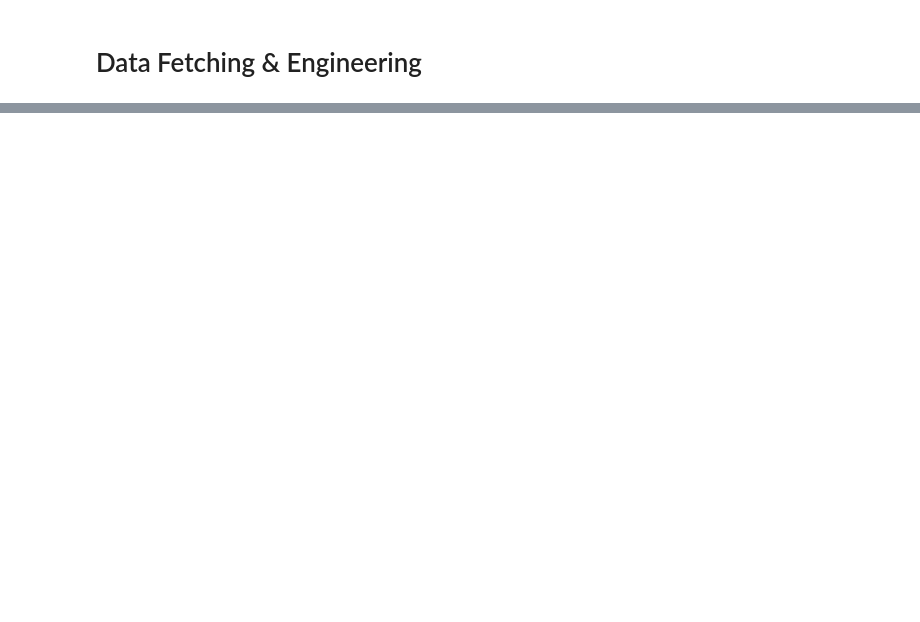
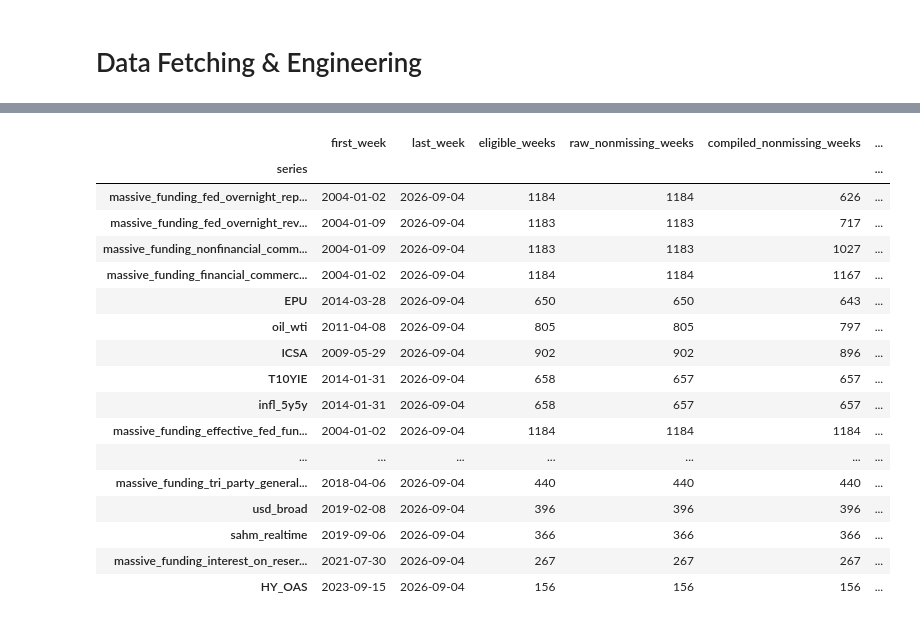
Before and after one commit to Yzc20060417/Systematic-Equities, a Jupyter notebook: Data_Engineering.ipynb, the cells around one changed output, grey strips where cells are left out. Cells and saved outputs as stored; diff of their text form; code cells hidden in the pictures; blank space fills up the shorter version.

```diff
--- a/Data_Engineering.ipynb
+++ b/Data_Engineering.ipynb
@@ -505,0 +3049,98 @@ Saved: /Users/apple/Documents/GitHub/Systematic-Equities/data/infl_nowcast.parqu
+# %%
+# 14. Post-inception data-quality report
+# ============================================================
+
+def longest_true_run(
+    mask: pd.Series,
+) -> int:
+    mask = mask.fillna(False).astype(bool)
+
+    if not mask.any():
+        return 0
+
+    groups = mask.ne(mask.shift()).cumsum()
+
+    return int(
+        mask.groupby(groups).sum().max()
+    )
+
+
+coverage_records = []
+
+for series in weekly_macro_raw.columns:
+    first_week = weekly_macro_raw[
+        series
+    ].first_valid_index()
+
+    if first_week is None:
+        continue
+
+    raw = weekly_macro_raw.loc[first_week:, series]
+    compiled = weekly_macro_compiled.loc[
+        first_week:, series
+    ]
+    stale = weekly_macro_stale.loc[
+        first_week:, series
+    ]
+
+    coverage_records.append(
+        {
+            "series": series,
+            "first_week": first_week,
+            "last_week": raw.last_valid_index(),
+            "eligible_weeks": len(raw),
+            "raw_nonmissing_weeks": int(
+                raw.notna().sum()
+            ),
+            "compiled_nonmissing_weeks": int(
+                compiled.notna().sum()
+            ),
+            "post_inception_coverage_pct": (
+                100 * compiled.notna().mean()
+            ),
+            "stale_weeks": int(stale.sum()),
+            "longest_missing_run_weeks": (
+                longest_true_run(compiled.isna())
+            ),
+            "median_publication_age_days": (
+                weekly_macro_publication_age_compiled
+                .loc[first_week:, series]
+                .median()
+            ),
+            "maximum_publication_age_days": (
+                macro_staleness_limits[series]
+            ),
+        }
+    )
+
+compiled_coverage = (
+    pd.DataFrame(coverage_records)
+    .set_index("series")
+    .sort_values(
+        [
+            "post_inception_coverage_pct",
+            "first_week",
+        ]
+    )
+)
+
+display(compiled_coverage)
+# %% [output]
+|  | first_week | last_week | eligible_weeks | raw_nonmissing_weeks | compiled_nonmissing_weeks | ... |
+| series |  |  |  |  |  | ... |
+| massive_funding_fed_overnight_rep... | 2004-01-02 | 2026-09-04 | 1184 | 1184 | 626 | ... |
+| massive_funding_fed_overnight_rev... | 2004-01-09 | 2026-09-04 | 1183 | 1183 | 717 | ... |
+| massive_funding_nonfinancial_comm... | 2004-01-09 | 2026-09-04 | 1183 | 1183 | 1027 | ... |
+| massive_funding_financial_commerc... | 2004-01-02 | 2026-09-04 | 1184 | 1184 | 1167 | ... |
+| EPU | 2014-03-28 | 2026-09-04 | 650 | 650 | 643 | ... |
+| oil_wti | 2011-04-08 | 2026-09-04 | 805 | 805 | 797 | ... |
+| ICSA | 2009-05-29 | 2026-09-04 | 902 | 902 | 896 | ... |
+| T10YIE | 2014-01-31 | 2026-09-04 | 658 | 657 | 657 | ... |
+| infl_5y5y | 2014-01-31 | 2026-09-04 | 658 | 657 | 657 | ... |
+| massive_funding_effective_fed_fun... | 2004-01-02 | 2026-09-04 | 1184 | 1184 | 1184 | ... |
+| ... | ... | ... | ... | ... | ... | ... |
+| massive_funding_tri_party_general... | 2018-04-06 | 2026-09-04 | 440 | 440 | 440 | ... |
+| usd_broad | 2019-02-08 | 2026-09-04 | 396 | 396 | 396 | ... |
+| sahm_realtime | 2019-09-06 | 2026-09-04 | 366 | 366 | 366 | ... |
+| massive_funding_interest_on_reser... | 2021-07-30 | 2026-09-04 | 267 | 267 | 267 | ... |
+| HY_OAS | 2023-09-15 | 2026-09-04 | 156 | 156 | 156 | ... |
```
Also changed, not shown: parts of 58 cells of this notebook, 3 other files.
